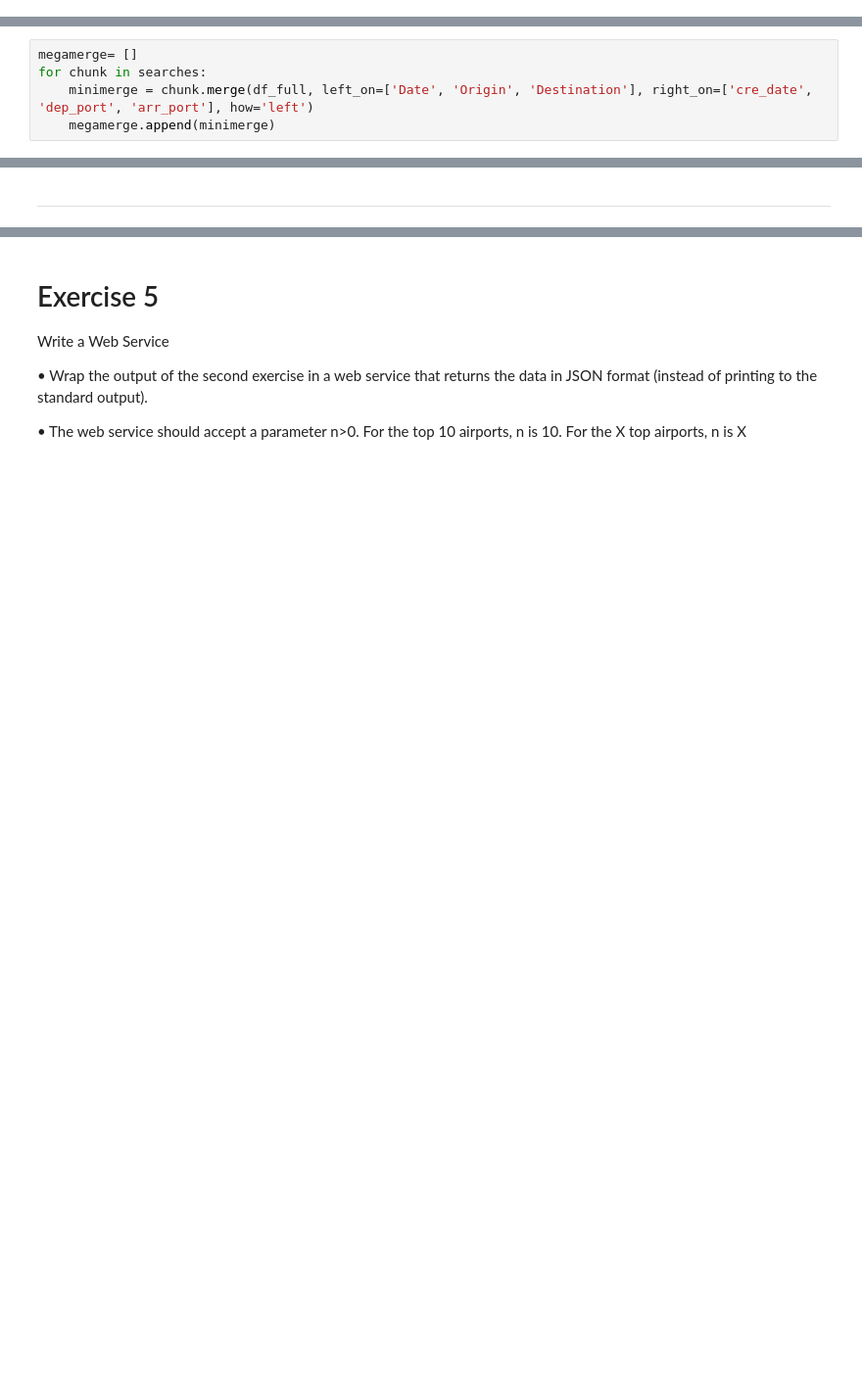
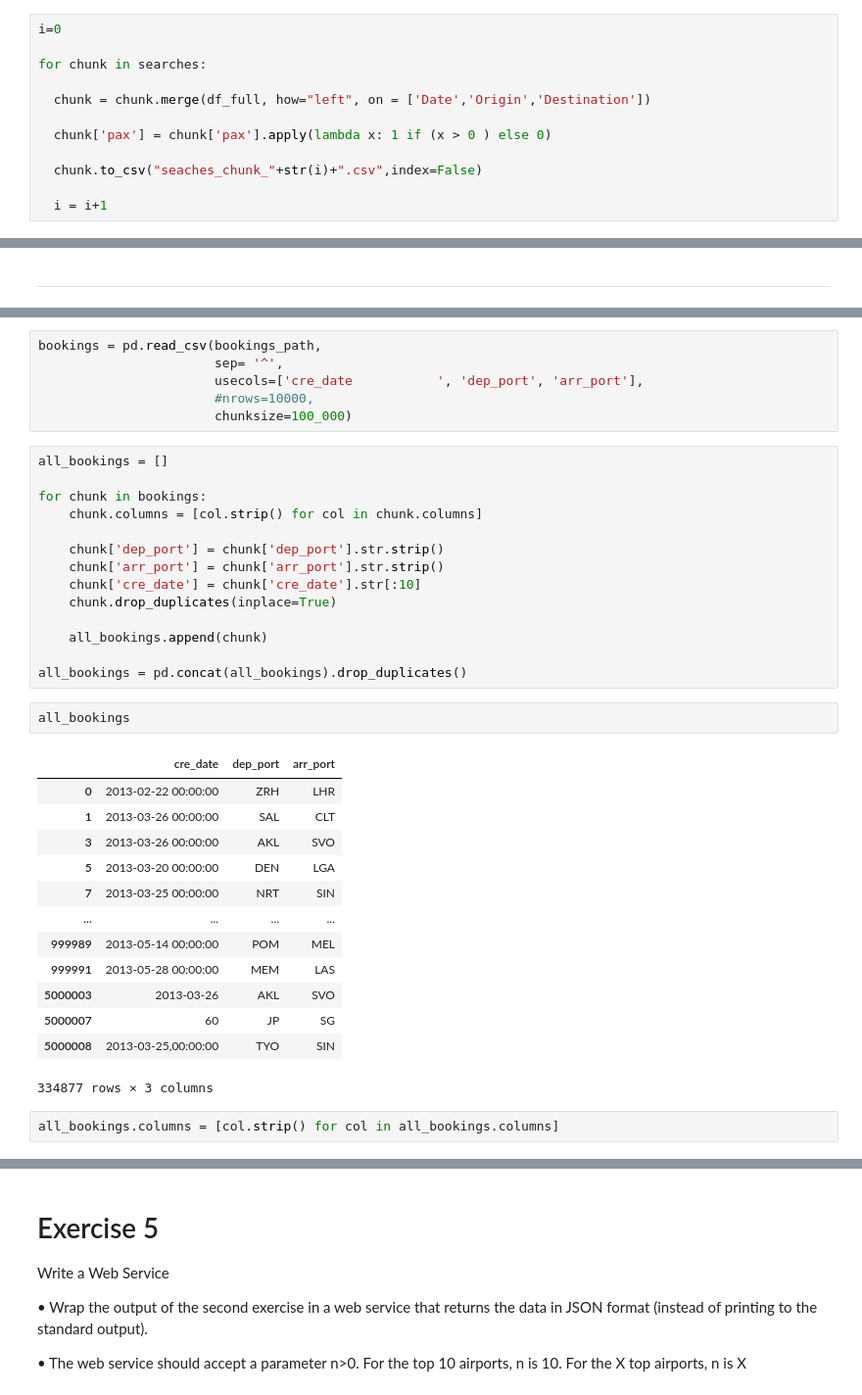
Before and after one commit to jorgegmartin/Master_Data_Science, a Jupyter notebook: 08_DataScienceChallenge/DS_Challenge.ipynb, the cells around one changed output, grey strips where cells are left out. Shown at 98% size. Cells and saved outputs as stored; diff of their text form; blank space fills up the shorter version.

```diff
--- a/08_DataScienceChallenge/DS_Challenge.ipynb
+++ b/08_DataScienceChallenge/DS_Challenge.ipynb
@@ -446,3 +338,15 @@ Name: cre_date, Length: 10000010, dtype: object
+# %%
+i=0
+
+for chunk in searches:
+
+  chunk = chunk.merge(df_full, how="left", on = ['Date','Origin','Destination'])
+
+  chunk['pax'] = chunk['pax'].apply(lambda x: 1 if (x > 0 ) else 0)
+
+  chunk.to_csv("seaches_chunk_"+str(i)+".csv",index=False)
+
+  i = i+1
 # %% [markdown]
 searches = pd.read_csv('../../data/challenge/searches_sample.csv', chunksize=10000, parse_dates=True, usecols=['Date', 'Destination', 'Origin'])
 bookings = pd.read_csv('../../data/challenge/bookings_sample.csv', chunksize=10000, parse_dates=True, usecols=['cre_date', 'arr_port', 'dep_port'])
@@ -460,5 +352,0 @@ df_full.head()
-# %%
-megamerge= []
-for chunk in searches:
-    minimerge = chunk.merge(df_full, left_on=['Date', 'Origin', 'Destination'], right_on=['cre_date', 'dep_port', 'arr_port'], how='left')
-    megamerge.append(minimerge)
@@ -506,0 +374,38 @@ s   b
+# %%
+bookings = pd.read_csv(bookings_path,
+                       sep= '^',
+                       usecols=['cre_date           ', 'dep_port', 'arr_port'],
+                       #nrows=10000,
+                       chunksize=100_000)
+# %%
+all_bookings = []
+
+for chunk in bookings:
+    chunk.columns = [col.strip() for col in chunk.columns]
+
+    chunk['dep_port'] = chunk['dep_port'].str.strip()
+    chunk['arr_port'] = chunk['arr_port'].str.strip()
+    chunk['cre_date'] = chunk['cre_date'].str[:10]
+    chunk.drop_duplicates(inplace=True)
+
+    all_bookings.append(chunk)
+
+all_bookings = pd.concat(all_bookings).drop_duplicates()
+# %%
+all_bookings
+# %% [output]
+|  | cre_date | dep_port | arr_port |
+| 0 | 2013-02-22 00:00:00 | ZRH | LHR |
+| 1 | 2013-03-26 00:00:00 | SAL | CLT |
+| 3 | 2013-03-26 00:00:00 | AKL | SVO |
+| 5 | 2013-03-20 00:00:00 | DEN | LGA |
+| 7 | 2013-03-25 00:00:00 | NRT | SIN |
+| ... | ... | ... | ... |
+| 999989 | 2013-05-14 00:00:00 | POM | MEL |
+| 999991 | 2013-05-28 00:00:00 | MEM | LAS |
+| 5000003 | 2013-03-26 | AKL | SVO |
+| 5000007 | 60 | JP | SG |
+| 5000008 | 2013-03-25,00:00:00 | TYO | SIN |
+334877 rows × 3 columns
+# %%
+all_bookings.columns = [col.strip() for col in all_bookings.columns]
```
Also changed, not shown: parts of 29 cells of this notebook.
